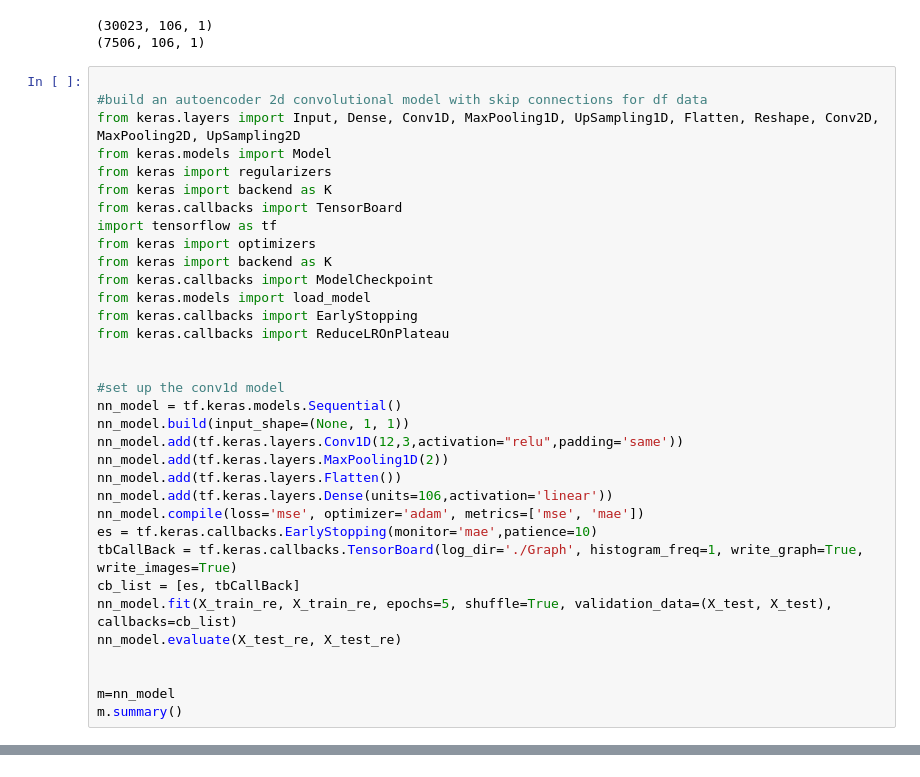
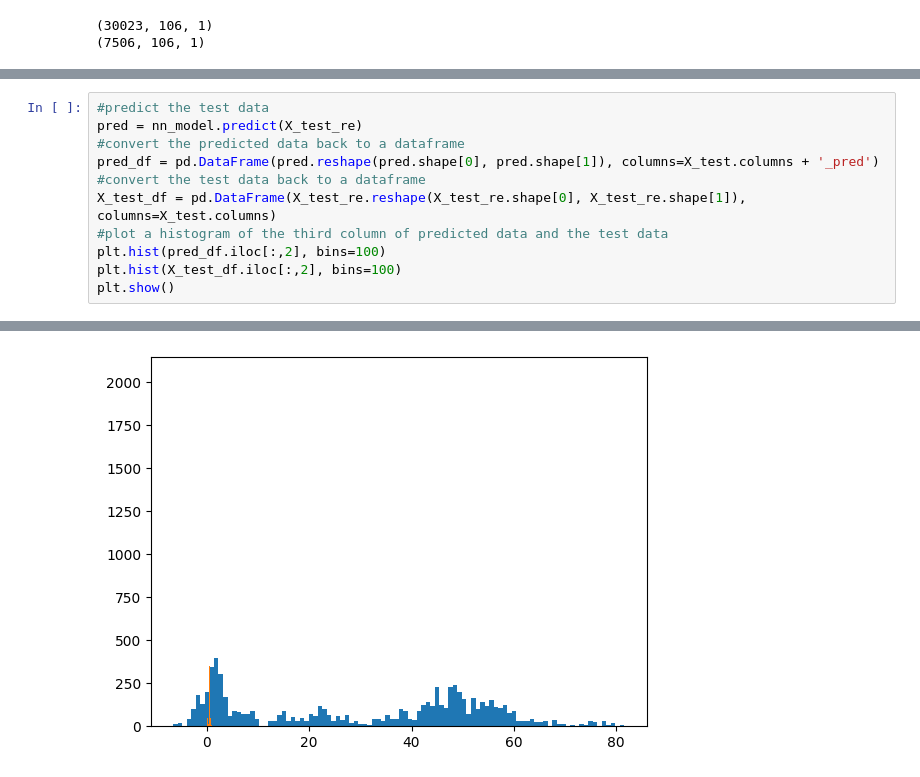
Before and after one commit to joelwwiggins/car_ml, a Jupyter notebook: notebook_test.ipynb, the cells around one changed output, grey strips where cells are left out. Drawn from its saved outputs; the diff is of its cells as text.

Commit message:
conv2d model

```diff
--- a/notebook_test.ipynb
+++ b/notebook_test.ipynb
@@ -115,37 +98,3 @@ print(test_shape)
 # %% [output]
 (30023, 106, 1)
 (7506, 106, 1)
-# %%
-
-#build an autoencoder 2d convolutional model with skip connections for df data
-from keras.layers import Input, Dense, Conv1D, MaxPooling1D, UpSampling1D, Flatten, Reshape, Conv2D, MaxPooling2D, UpSampling2D
-from keras.models import Model
-from keras import regularizers
-from keras import backend as K
-from keras.callbacks import TensorBoard
-import tensorflow as tf
-from keras import optimizers
-from keras import backend as K
-from keras.callbacks import ModelCheckpoint
-from keras.models import load_model
-from keras.callbacks import EarlyStopping
-from keras.callbacks import ReduceLROnPlateau
-
-
-#set up the conv1d model
-nn_model = tf.keras.models.Sequential()
-nn_model.build(input_shape=(None, 1, 1))
-nn_model.add(tf.keras.layers.Conv1D(12,3,activation="relu",padding='same'))
-nn_model.add(tf.keras.layers.MaxPooling1D(2))
-nn_model.add(tf.keras.layers.Flatten())
-nn_model.add(tf.keras.layers.Dense(units=106,activation='linear'))
-nn_model.compile(loss='mse', optimizer='adam', metrics=['mse', 'mae'])
-es = tf.keras.callbacks.EarlyStopping(monitor='mae',patience=10)
-tbCallBack = tf.keras.callbacks.TensorBoard(log_dir='./Graph', histogram_freq=1, write_graph=True, write_images=True)
-cb_list = [es, tbCallBack]
-nn_model.fit(X_train_re, X_train_re, epochs=5, shuffle=True, validation_data=(X_test, X_test), callbacks=cb_list)
-nn_model.evaluate(X_test_re, X_test_re)
-
-
-m=nn_model
-m.summary()
@@ -196,0 +178,12 @@ plt.show()
+# %%
+#predict the test data
+pred = nn_model.predict(X_test_re)
+#convert the predicted data back to a dataframe
+pred_df = pd.DataFrame(pred.reshape(pred.shape[0], pred.shape[1]), columns=X_test.columns + '_pred')
+#convert the test data back to a dataframe
+X_test_df = pd.DataFrame(X_test_re.reshape(X_test_re.shape[0], X_test_re.shape[1]), columns=X_test.columns)
+#plot a histogram of the third column of predicted data and the test data
+plt.hist(pred_df.iloc[:,2], bins=100)
+plt.hist(X_test_df.iloc[:,2], bins=100)
+plt.show()
+# %% [output]
@@ -196,0 +191 @@ plt.show()
+[figure, added]
```
Also changed, not shown: parts of 6 cells of this notebook, 4 other files.
